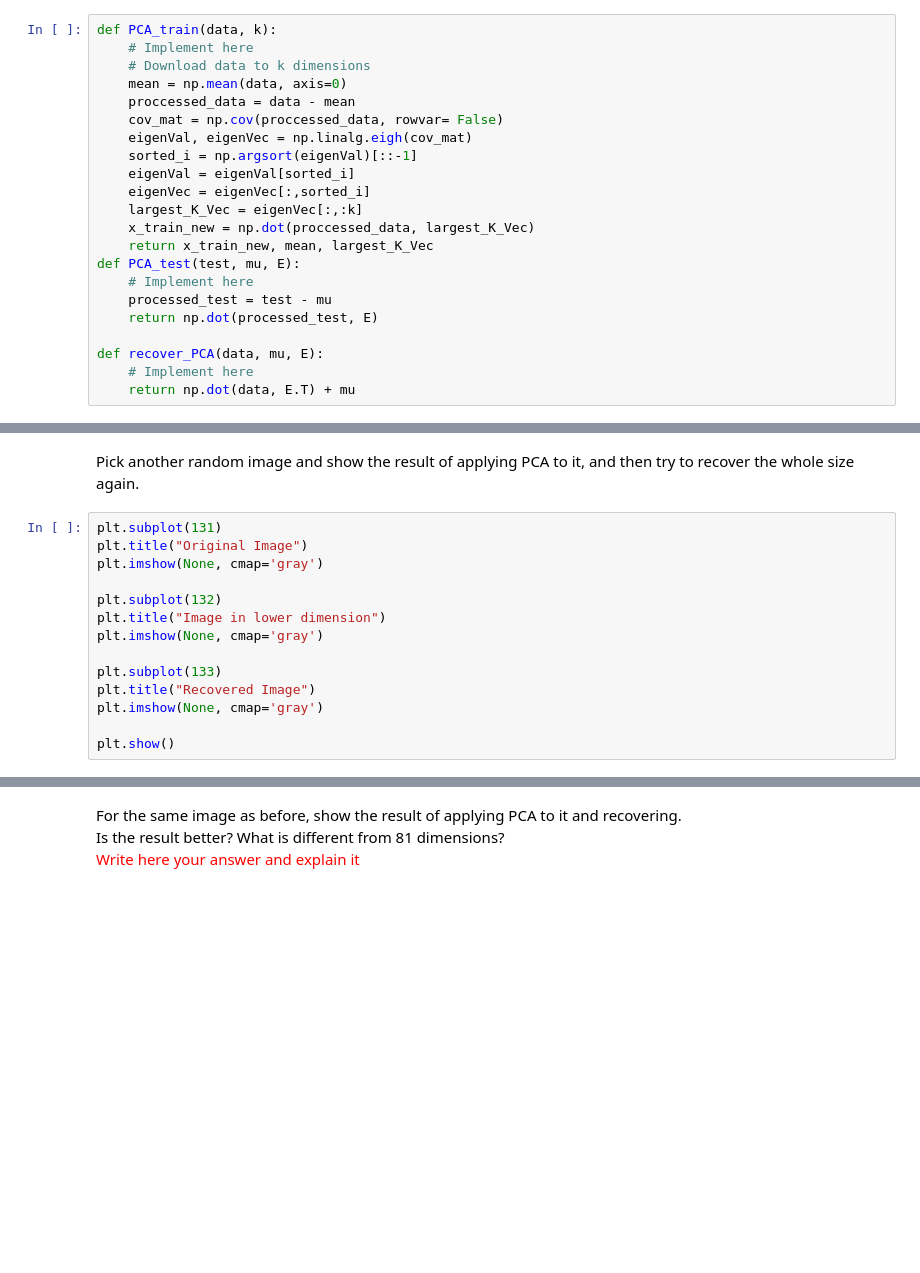
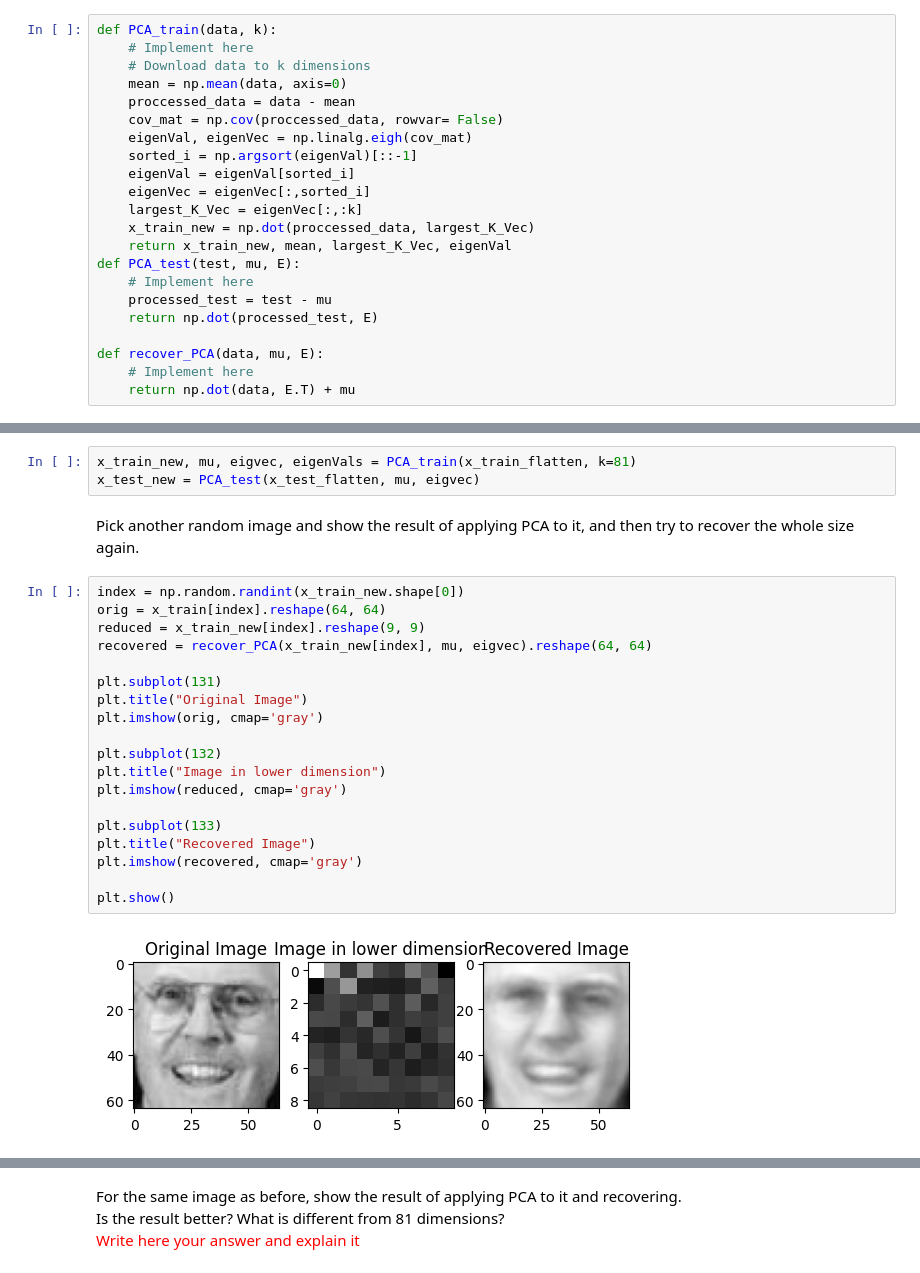
Before and after one commit to RaneemIbra/Machine-Learning, a Jupyter notebook: Intro_To_ML_HW4.ipynb, the cells around one changed output, grey strips where cells are left out. Cells and saved outputs as stored; diff of their text form; blank space fills up the shorter version.

```diff
--- a/Intro_To_ML_HW4.ipynb
+++ b/Intro_To_ML_HW4.ipynb
@@ -498,7 +531,7 @@ def PCA_train(data, k):
 	eigenVec = eigenVec[:,sorted_i]
 	largest_K_Vec = eigenVec[:,:k]
 	x_train_new = np.dot(proccessed_data, largest_K_Vec)
-	return x_train_new, mean, largest_K_Vec
+	return x_train_new, mean, largest_K_Vec, eigenVal
 def PCA_test(test, mu, E):
 	# Implement here
 	processed_test = test - mu
@@ -516,19 +546,29 @@ x_test_new = # Implement here
+# %%
+x_train_new, mu, eigvec, eigenVals = PCA_train(x_train_flatten, k=81)
+x_test_new = PCA_test(x_test_flatten, mu, eigvec)
 # %% [markdown]
 Pick another random image and show the result of applying PCA to it, and then try to recover the whole size again.
 # %%
+index = np.random.randint(x_train_new.shape[0])
+orig = x_train[index].reshape(64, 64)
+reduced = x_train_new[index].reshape(9, 9)
+recovered = recover_PCA(x_train_new[index], mu, eigvec).reshape(64, 64)
+
 plt.subplot(131)
 plt.title("Original Image")
-plt.imshow(None, cmap='gray')
+plt.imshow(orig, cmap='gray')
 
 plt.subplot(132)
 plt.title("Image in lower dimension")
-plt.imshow(None, cmap='gray')
+plt.imshow(reduced, cmap='gray')
 
 plt.subplot(133)
 plt.title("Recovered Image")
-plt.imshow(None, cmap='gray')
+plt.imshow(recovered, cmap='gray')
 
 plt.show()
+# %% [output]
+[figure, added]
 # %% [markdown]
 Before training the model, use EIG_CDF, that given eigenvalues, draws a CDF of them like here:<br/><br/>
 
```
Also changed, not shown: parts of 20 cells of this notebook.
